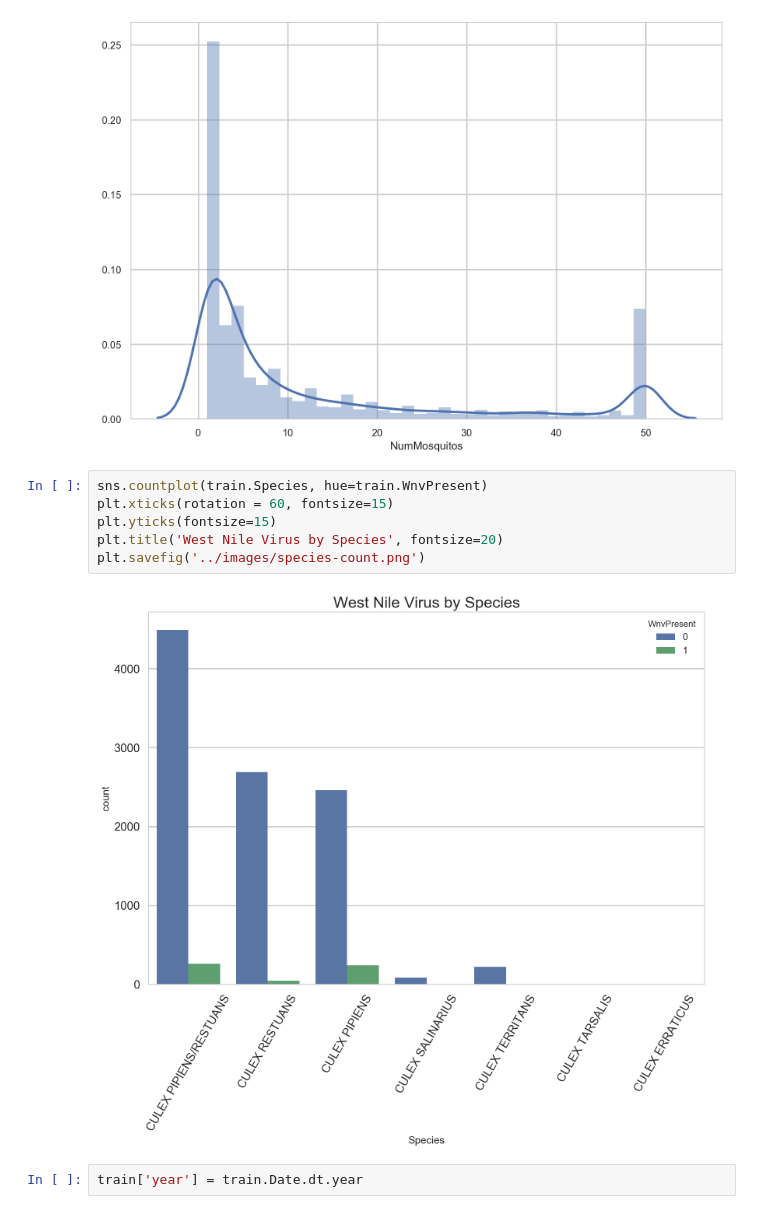
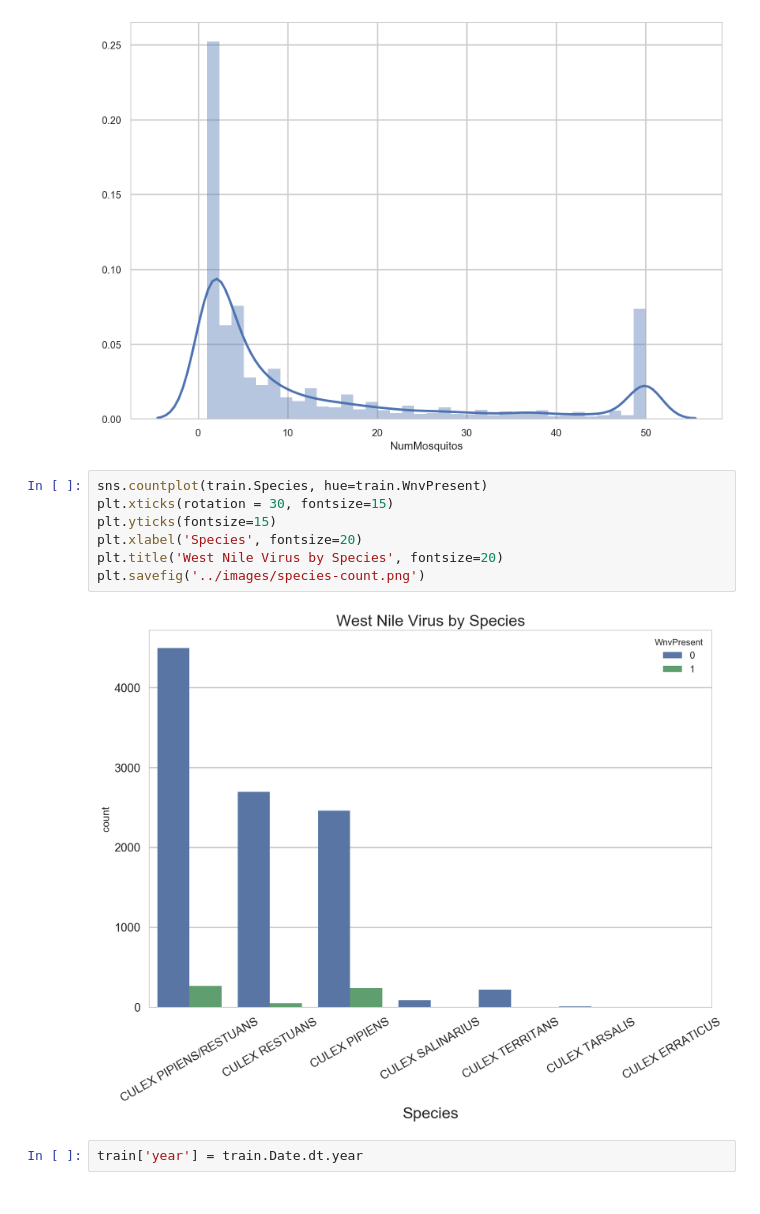
Before and after one commit to tkh5044/ADT-Kaggle, a Jupyter notebook: code/west-nile-eda.ipynb, the cells around one changed output. Saved outputs shown, nothing was run; the diff lists cells and outputs as text.

```diff
--- a/code/west-nile-eda.ipynb
+++ b/code/west-nile-eda.ipynb
@@ -150,12 +150,13 @@ sns.distplot(train.NumMosquitos)
 [figure]
 # %%
 sns.countplot(train.Species, hue=train.WnvPresent)
-plt.xticks(rotation = 60, fontsize=15)
+plt.xticks(rotation = 30, fontsize=15)
 plt.yticks(fontsize=15)
+plt.xlabel('Species', fontsize=20)
 plt.title('West Nile Virus by Species', fontsize=20)
 plt.savefig('../images/species-count.png')
 # %% [output]
-[figure, old version]
+[figure, new version]
 # %%
 train['year'] = train.Date.dt.year
 # %%
```
Also changed, not shown: parts of 2 cells of this notebook, 11 other files.
